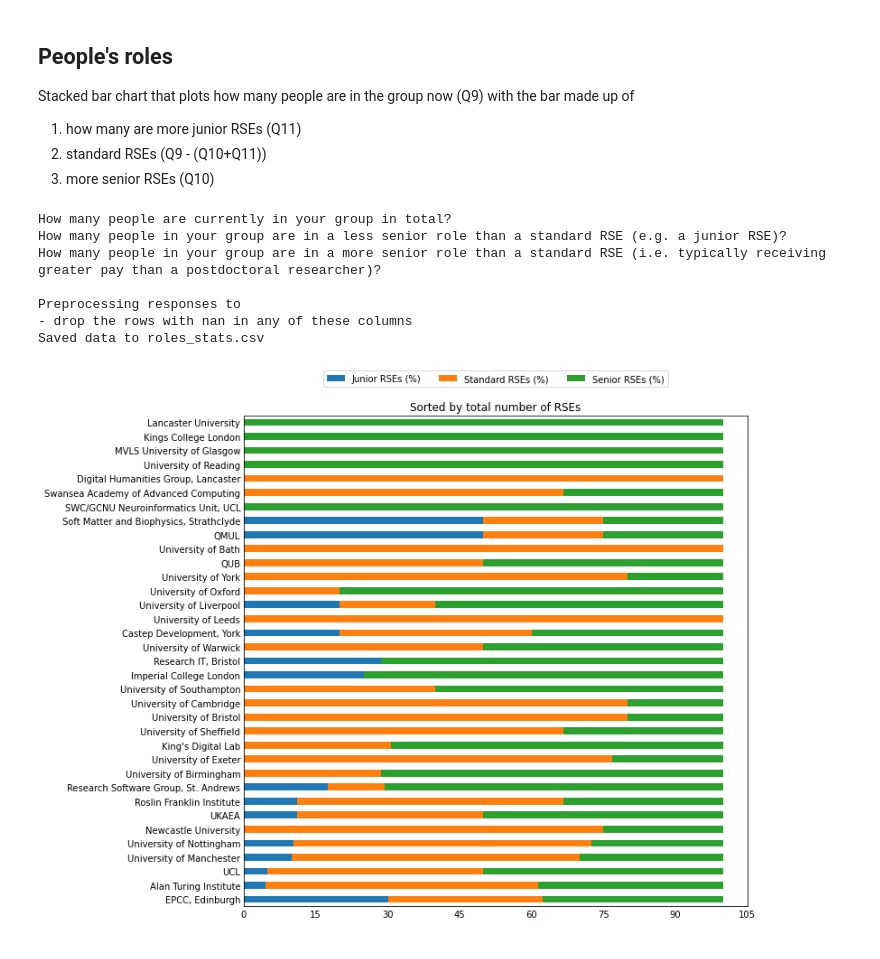
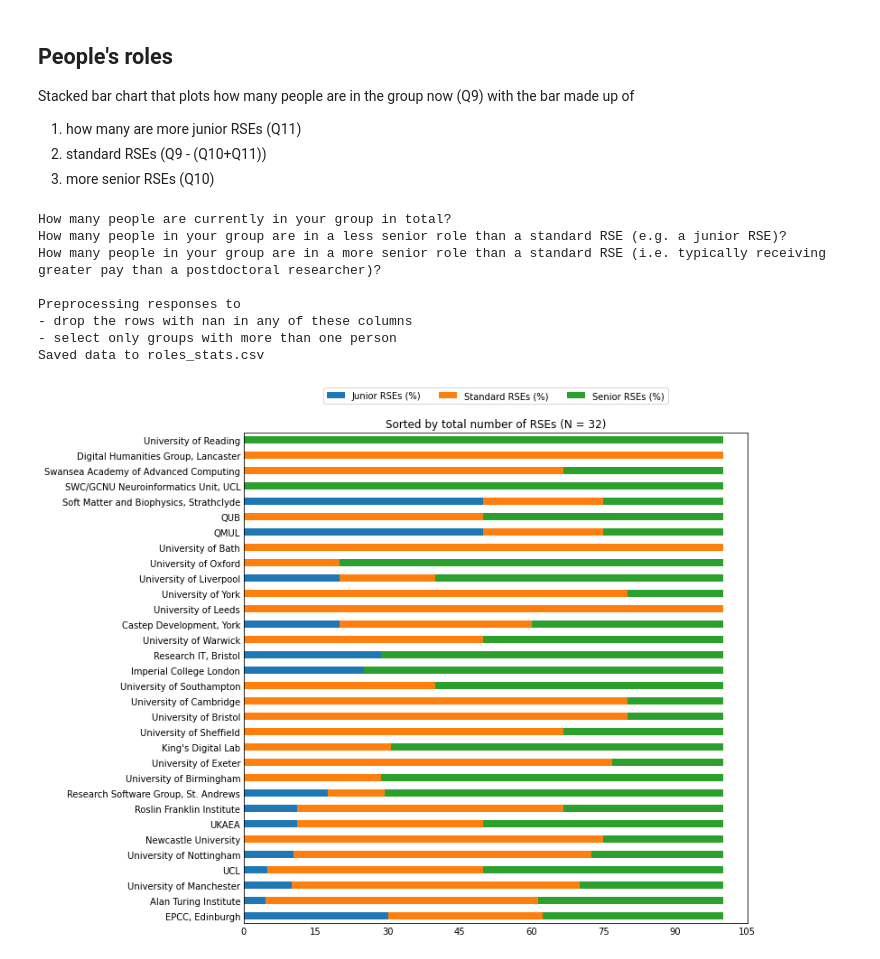
Before and after one commit to softwaresaved/RSE-Group-Leaders-Survey-2023_Python, a Jupyter notebook: notebooks/PRODUCE_report.ipynb, the cells around one changed output. Saved outputs shown, nothing was run; the diff lists cells and outputs as text; code cells hidden in the pictures.

Commit message:
Added bar chart for year of founding the group and tweak the stats plots to not use the groups with only one person.

```diff
--- a/notebooks/PRODUCE_report.ipynb
+++ b/notebooks/PRODUCE_report.ipynb
@@ -19,6 +19,10 @@ plt.rcParams['figure.facecolor'] = 'white'
 
 color_bars = 'tab:blue'
 color_scatter = 'tab:blue'
+
+# some column of interest
+col_ngroup = "q9"
+col_inst = "q3"
 # %%
 setup, dset, dset_gnames = util.read_setup_and_data()
 validated = util.validate_setup_and_data(setup, dset)
@@ -562,7 +628,6 @@ Stacked bar chart that plots how many people are in the group now (Q9) with the
 2. standard RSEs (Q9 - (Q10+Q11))
 3. more senior RSEs (Q10)
 # %%
-col_inst = "q3"
 col_total = "q9"
 col_junior = "q11"
 col_senior = "q10"
@@ -577,12 +642,15 @@ print(setup[col_total]["text"])
 print(setup[col_junior]["text"])
 print(setup[col_senior]["text"])
 
-dset2plot = dset[[col_inst, col_total, col_junior, col_senior]].copy()
-dset2plot.set_index(col_inst, inplace=True)
-
 if verbose:
     print("\nPreprocessing responses to")
     print("- drop the rows with nan in any of these columns")
+    print("- select only groups with more than one person")
+
+# select only groups with more than one person
+dset2plot = dset[dset[col_ngroup] > 1].copy()
+dset2plot = dset2plot[[col_inst, col_total, col_junior, col_senior]]
+dset2plot.set_index(col_inst, inplace=True)
 
 dset2plot = dset2plot.dropna()
 
@@ -603,32 +671,34 @@ if verbose:
 # order by col_total and plot
 ordering = "Sorted by total number of RSEs"
 dset2plot = dset2plot.sort_values(by=col_total, ascending=False)
 
 # # order by col_standard and plot
 # ordering = "Sorted by percentage of standard RSEs"
 # dset2plot = dset2plot.sort_values(by=col_standard, ascending=False)
 
 dset2plot = dset2plot[[col_junior, col_standard, col_senior]]
 dset2plot = dset2plot.rename(columns=to_rename,
                              inplace=False)
 
 
-dset2plot.plot.barh(stacked=True, title=ordering)
+dset2plot.plot.barh(stacked=True,
+                   title=f"{ordering} (N = {dset2plot.shape[0]})")
 plt.tick_params(axis="both", which="major", length=0)
 plt.gca().xaxis.set_major_locator(MaxNLocator(integer=True))
 plt.gcf().set_size_inches(10, 10)
 plt.ylabel("")
 plt.gcf().set_facecolor('white')
 plt.gcf().set_facecolor('white')
 plt.legend(bbox_to_anchor=(0.5, 1.1), loc='upper center', ncol=3)
 
 plt.show()
 # %% [output]
 How many people are currently in your group in total?
 How many people in your group are in a less senior role than a standard RSE (e.g. a junior RSE)?
 How many people in your group are in a more senior role than a standard RSE (i.e. typically receiving greater pay than a postdoctoral researcher)?
 
 Preprocessing responses to
 - drop the rows with nan in any of these columns
+- select only groups with more than one person
 Saved data to roles_stats.csv
-[figure, old version]
+[figure, new version]
```
Also changed, not shown: parts of 6 cells of this notebook, 9 other files.
